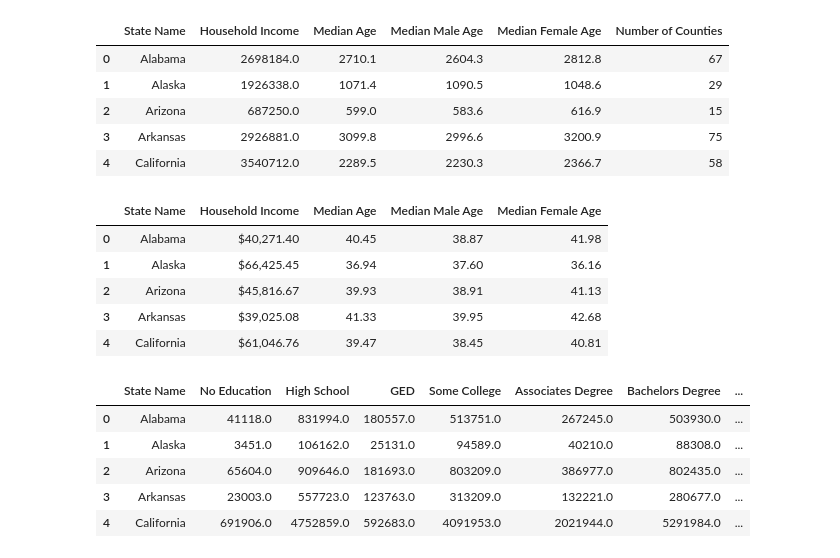
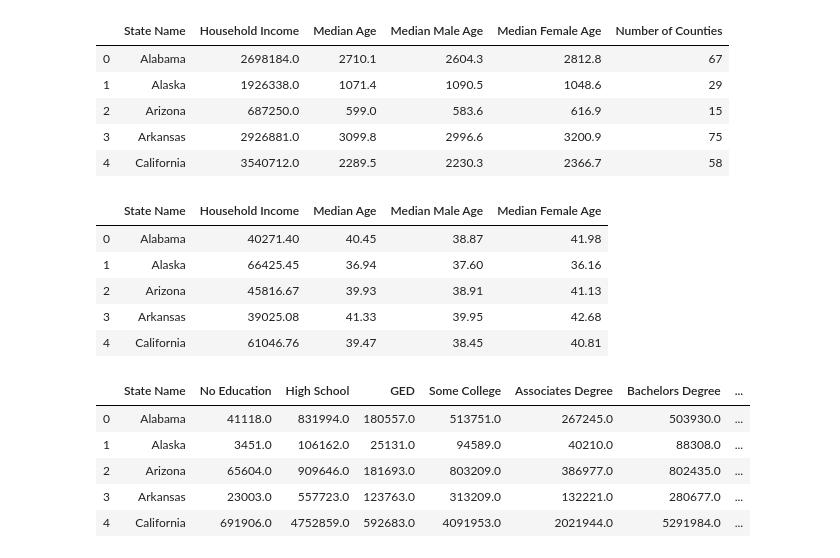
Before and after one commit to jdo4508/Project-1, a Jupyter notebook: ACS API-dataframes.ipynb, the cells around one changed output. Cells and saved outputs as stored; diff of their text form; code cells hidden in the pictures.

```diff
--- a/ACS API-dataframes.ipynb
+++ b/ACS API-dataframes.ipynb
@@ -144,7 +166,7 @@ District of Columbia      1
 Name: State Name, dtype: int64
 # %%
 #make county count dataframe
-county_counts_df= pd.DataFrame(state_counts).reset_index()
+county_counts_df= pd.DataFrame(county_counts).reset_index()
 county_counts_df.head()
 # %% [output]
 |  | index | State Name |
@@ -215,27 +237,27 @@ income_age_county.head()
 # %%
 #divide by number of counties to correct income and ages
 income_age_county['Household Income']=income_age_county['Household Income']/income_age_county['Number of Counties']
 income_age_county['Median Age']=income_age_county['Median Age']/income_age_county['Number of Counties']
 income_age_county['Median Male Age']=income_age_county['Median Male Age']/income_age_county['Number of Counties']
 income_age_county['Median Female Age']=income_age_county['Median Female Age']/income_age_county['Number of Counties']
 
 #format household to dollar and Ages to two decimal places
-income_age_county['Household Income']=income_age_county['Household Income'].astype(float).map("${:,.2f}".format)
+income_age_county['Household Income']=round(income_age_county['Household Income'].astype(float),2)
 income_age_county['Median Age']=income_age_county['Median Age'].round(2)
 income_age_county['Median Male Age']=income_age_county['Median Male Age'].round(2)
 income_age_county['Median Female Age']=income_age_county['Median Female Age'].round(2)
 
 income_median_age=income_age_county[['State Name', 'Household Income', 'Median Age', 'Median Male Age',
                                      'Median Female Age']]
-
+income_median_age.to_csv("cheryl/income_median_age.csv")
 income_median_age.head()
 # %% [output]
 |  | State Name | Household Income | Median Age | Median Male Age | Median Female Age |
-| 0 | Alabama | $40,271.40 | 40.45 | 38.87 | 41.98 |
-| 1 | Alaska | $66,425.45 | 36.94 | 37.60 | 36.16 |
-| 2 | Arizona | $45,816.67 | 39.93 | 38.91 | 41.13 |
-| 3 | Arkansas | $39,025.08 | 41.33 | 39.95 | 42.68 |
-| 4 | California | $61,046.76 | 39.47 | 38.45 | 40.81 |
+| 0 | Alabama | 40271.40 | 40.45 | 38.87 | 41.98 |
+| 1 | Alaska | 66425.45 | 36.94 | 37.60 | 36.16 |
+| 2 | Arizona | 45816.67 | 39.93 | 38.91 | 41.13 |
+| 3 | Arkansas | 39025.08 | 41.33 | 39.95 | 42.68 |
+| 4 | California | 61046.76 | 39.47 | 38.45 | 40.81 |
 # %%
 #education by state dataframe
 state_education = combined_state[['State Name','No Education', 'High School', 'GED',
```
Also changed, not shown: parts of 11 cells of this notebook, 14 other files.
